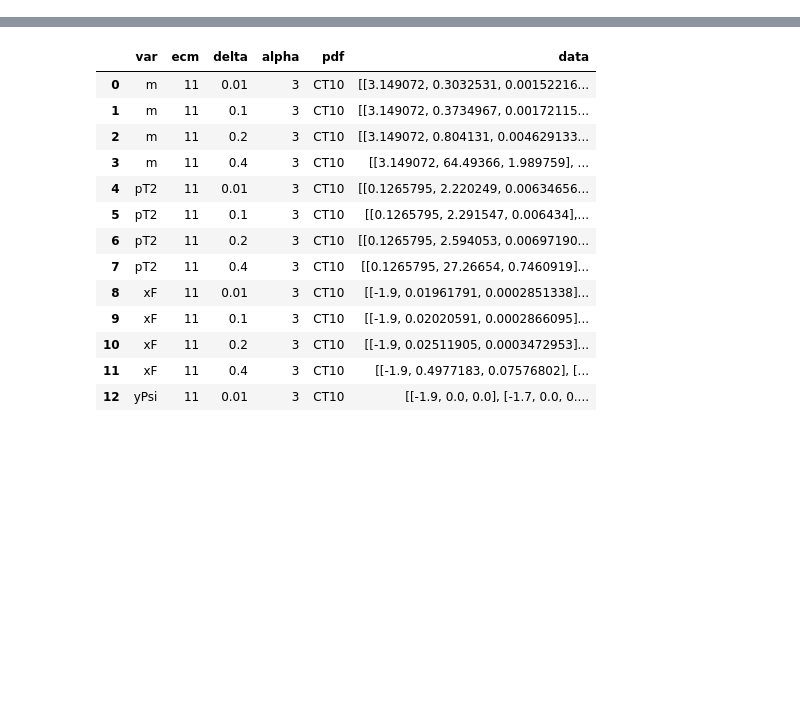
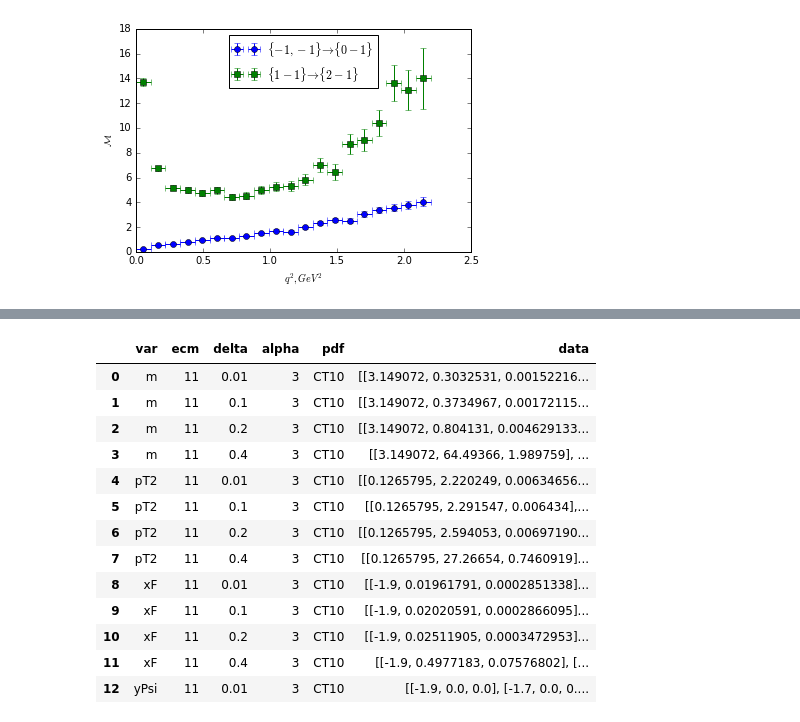
Before and after one commit to alexey-luchinsky/directpsi, a Jupyter notebook: figures/figures.ipynb, the cells around one changed output, grey strips where cells are left out. Saved outputs shown, nothing was run; the diff lists cells and outputs as text; code cells hidden in the pictures; blank space fills up the shorter version.

Commit message:
some more figures

```diff
--- a/figures/figures.ipynb
+++ b/figures/figures.ipynb
@@ -5,3 +5,22 @@ import glob;
 import numpy as np
 import re;
 import matplotlib.pyplot as plt
+# %%
+fig_path='../../../TeX/Rus/figures/'
+# %%
+# Q2 histograms
+hQ2_1=np.loadtxt('../build/partonic/hQ2_1.hst')
+hQ2_15=np.loadtxt('../build/partonic/hQ2_15.hst')
+scale1=1e-4;
+scale15=-1e-4;
+plt.errorbar(hQ2_1[:,0],scale1*hQ2_1[:,1],fmt='o',label=r'$\{-1, -1\}\to \{0 -1\}$',
+             xerr=hQ2_1[:,2],yerr=scale1*hQ2_1[:,3]);
+plt.errorbar(hQ2_15[:,0],scale15*hQ2_15[:,1],fmt='s',label=r'$\{1 -1\}\to \{2 -1\}$',
+             xerr=hQ2_15[:,2],yerr=scale15*hQ2_15[:,3])
+plt.legend(loc='best')
+plt.xlabel(r'$q^2, GeV^2$')
+plt.ylabel(r'$\mathcal{M}$')
+#plt.yscale('log')
+plt.savefig(fig_path+'hq2.pdf')
+# %% [output]
+[figure, added]
```
Also changed, not shown: parts of 1 cell of this notebook, 1 other file.
